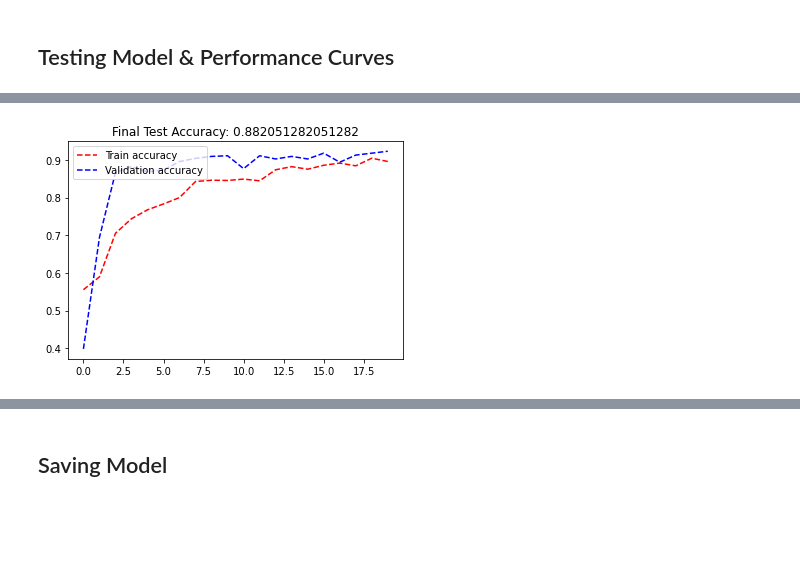
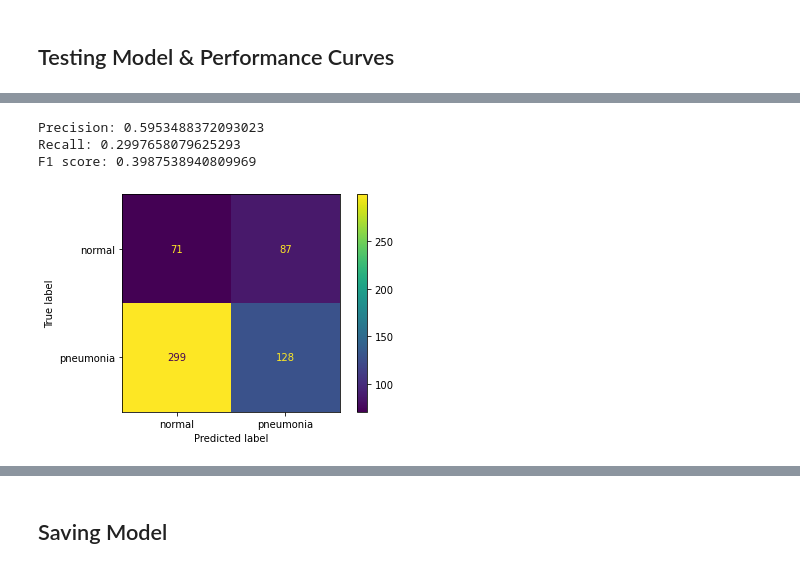
Before and after one commit to RealWinTKyaw/Deep-Learning, a Jupyter notebook: UpdatedModel.ipynb, the cells around one changed output, grey strips where cells are left out. Saved outputs shown, nothing was run; the diff lists cells and outputs as text; code cells hidden in the pictures; blank space fills up the shorter version.

Commit message:
additional performance metrics

```diff
--- a/UpdatedModel.ipynb
+++ b/UpdatedModel.ipynb
@@ -195,5 +197,5 @@ Epoch 1/1, Batch number: 15, Cumulated accuracy: 0.89306640625
 ## Testing Model & Performance Curves
 # %%
 criterion = nn.CrossEntropyLoss()
-test_loss, test_accuracy = test(device, model, test_loader, criterion, verbose=True)
+true_labels, model_preds, test_loss, test_accuracy = test(device, model, test_loader, criterion, get_predictions=True)
 # %% [output]
@@ -201,11 +203,23 @@ Test loss: 0.3609, Test accuracy: 0.8821
+# %%
+def show_metrics(true_labels, model_preds):
+    cm = confusion_matrix(true_labels, model_preds)
+    ConfusionMatrixDisplay(cm, display_labels=['normal', 'pneumonia']).plot()
+    print(f'Precision: {precision_score(true_labels, model_preds)}')
+    print(f'Recall: {recall_score(true_labels, model_preds)}')
+    print(f'F1 score: {f1_score(true_labels, model_preds)}')
+# %%
+show_metrics(true_labels, model_preds)
+# %% [output]
+Precision: 0.5953488372093023
+Recall: 0.2997658079625293
+F1 score: 0.3987538940809969
+[figure, added]
 # %%
 plt.plot(train_accuracies, "r--", label='Train accuracy')
 plt.plot(val_accuracies, "b--", label='Validation accuracy')
 plt.title("Final Test Accuracy: {}".format(test_accuracy))
 plt.legend(loc='upper left')
 plt.show()
-# %% [output]
-[figure, removed]
 # %%
 plt.plot(train_losses, "r--", label='Training loss')
 plt.plot(val_losses, "b--", label='Validation loss')
```
Also changed, not shown: parts of 15 cells of this notebook, 1 other file.
